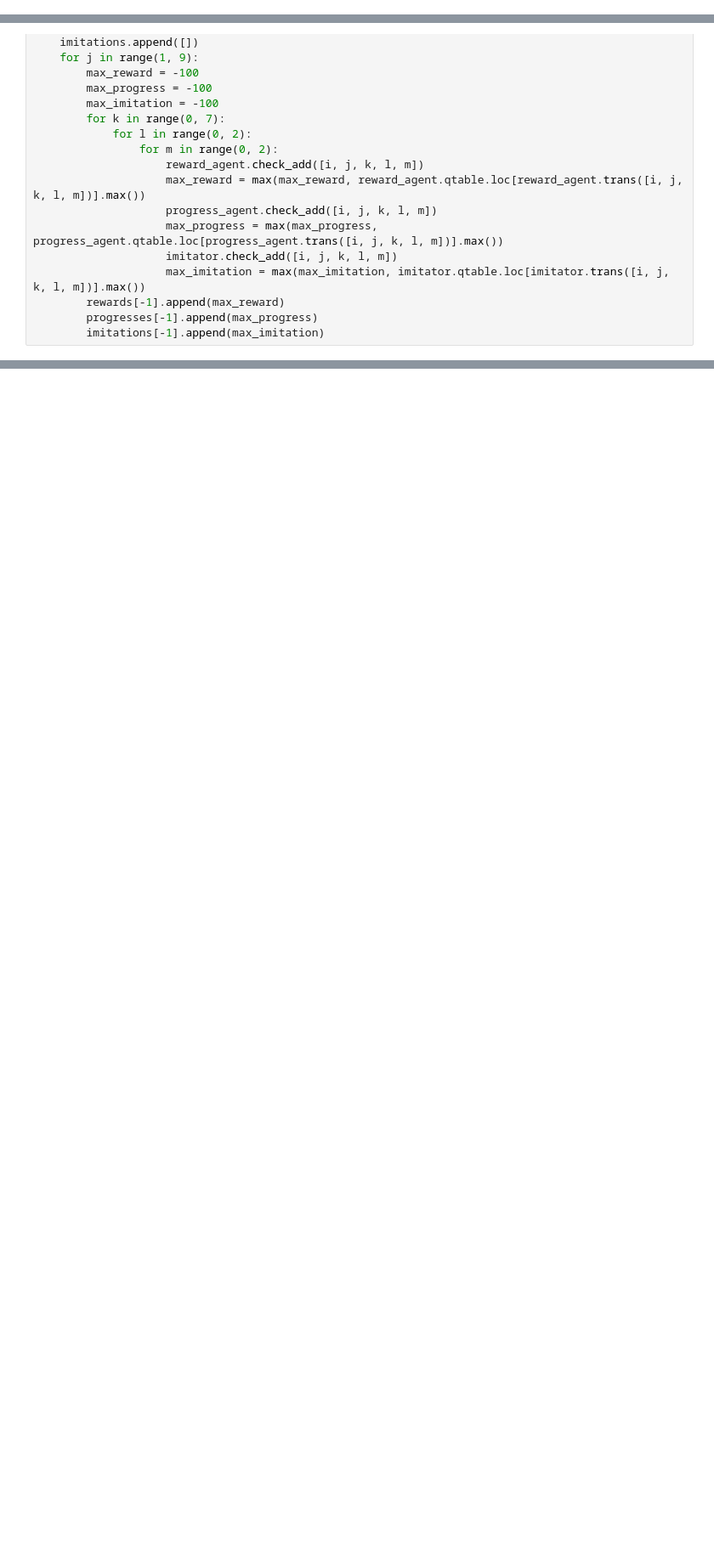
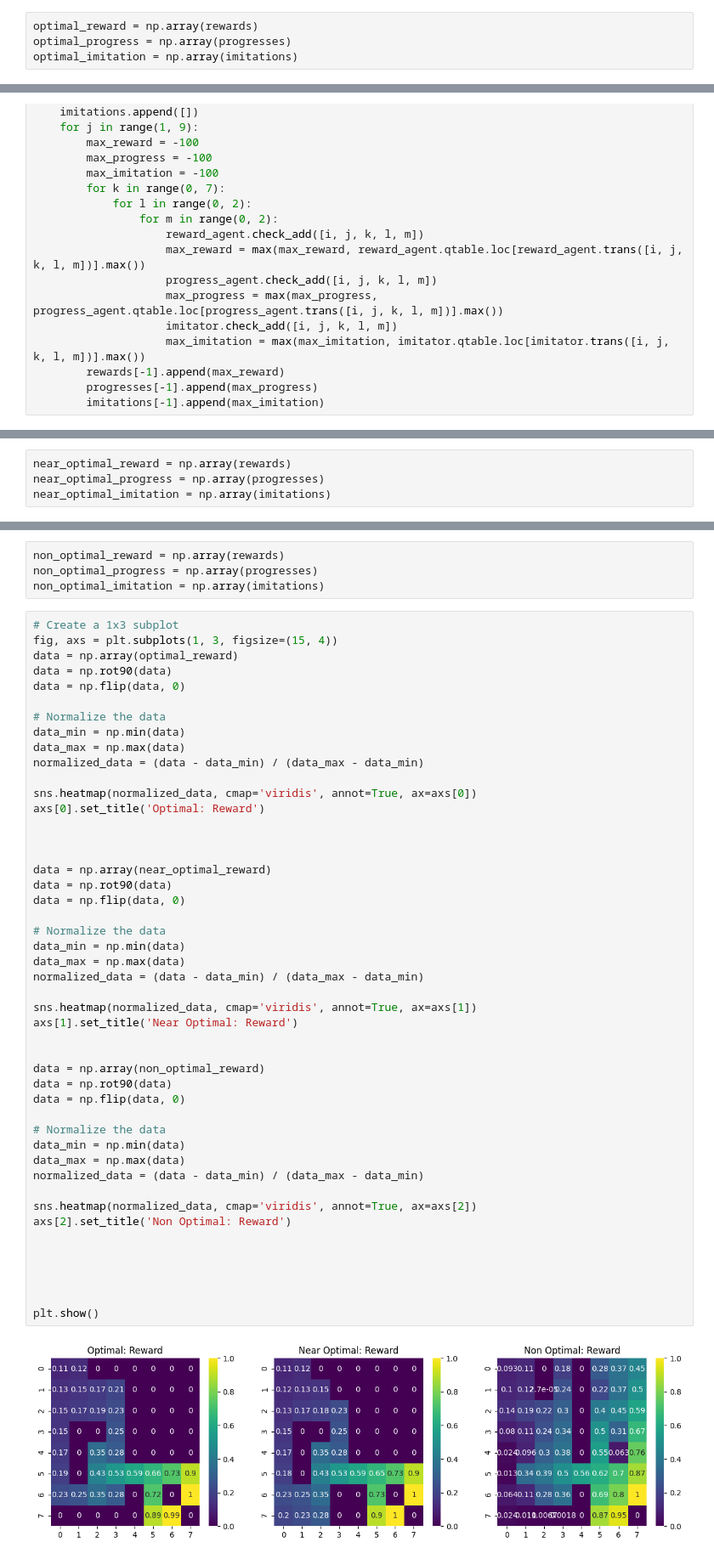
Before and after one commit to HangYu8123/Gridworld_test, a Jupyter notebook: plot_results.ipynb, the cells around one changed output, grey strips where cells are left out. Shown at 85% size. Cells and saved outputs as stored; diff of their text form; blank space fills up the shorter version.

Commit message:
data ana

```diff
--- a/plot_results.ipynb
+++ b/plot_results.ipynb
@@ -103,3 +169,7 @@ key_to_action = {
+# %%
+optimal_reward = np.array(rewards)
+optimal_progress = np.array(progresses)
+optimal_imitation = np.array(imitations)
 # %%
 ######### Hyperparameters #########
 file_path = "near_optimal_pose_auto_annotated.txt"
@@ -231,0 +239,4 @@ plt.show()
+# %%
+near_optimal_reward = np.array(rewards)
+near_optimal_progress = np.array(progresses)
+near_optimal_imitation = np.array(imitations)
@@ -231,0 +309,53 @@ plt.show()
+# %%
+non_optimal_reward = np.array(rewards)
+non_optimal_progress = np.array(progresses)
+non_optimal_imitation = np.array(imitations)
+# %%
+# Create a 1x3 subplot
+fig, axs = plt.subplots(1, 3, figsize=(15, 4))
+data = np.array(optimal_reward)
+data = np.rot90(data)
+data = np.flip(data, 0)
+
+# Normalize the data
+data_min = np.min(data)
+data_max = np.max(data)
+normalized_data = (data - data_min) / (data_max - data_min)
+
+sns.heatmap(normalized_data, cmap='viridis', annot=True, ax=axs[0])
+axs[0].set_title('Optimal: Reward')
+
+
+
+data = np.array(near_optimal_reward)
+data = np.rot90(data)
+data = np.flip(data, 0)
+
+# Normalize the data
+data_min = np.min(data)
+data_max = np.max(data)
+normalized_data = (data - data_min) / (data_max - data_min)
+
+sns.heatmap(normalized_data, cmap='viridis', annot=True, ax=axs[1])
+axs[1].set_title('Near Optimal: Reward')
+
+
+data = np.array(non_optimal_reward)
+data = np.rot90(data)
+data = np.flip(data, 0)
+
+# Normalize the data
+data_min = np.min(data)
+data_max = np.max(data)
+normalized_data = (data - data_min) / (data_max - data_min)
+
+sns.heatmap(normalized_data, cmap='viridis', annot=True, ax=axs[2])
+axs[2].set_title('Non Optimal: Reward')
+
+
+
+
+
+plt.show()
+# %% [output]
+[figure, added]
```
Also changed, not shown: parts of 7 cells of this notebook, 11 other files.
